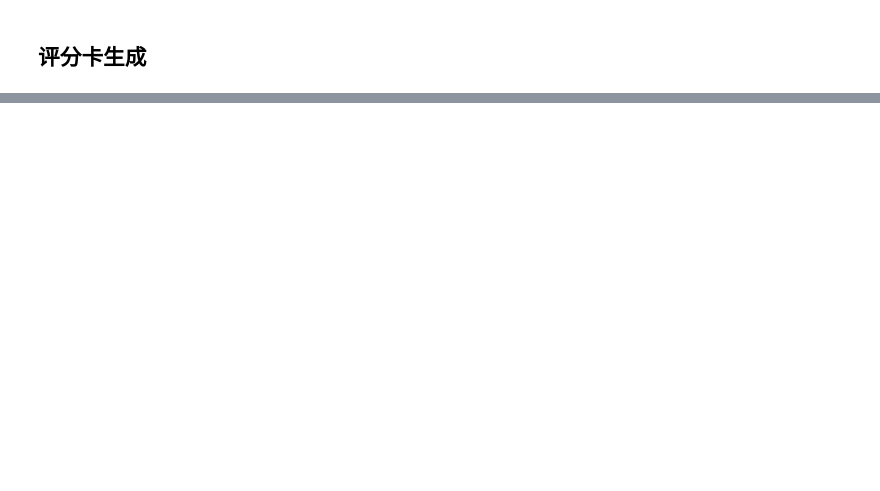
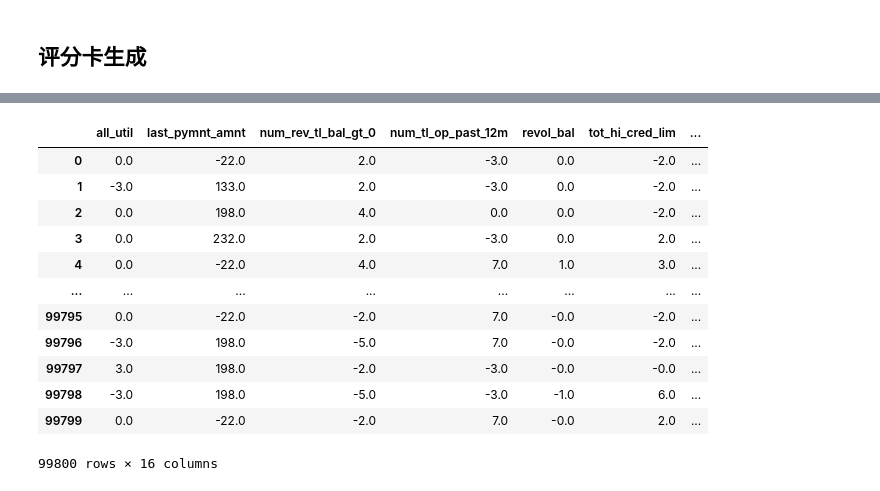
Before and after one commit to jack139/risk_ctrl_test, a Jupyter notebook: test2/risk_ctrl_test3.ipynb, the cells around one changed output, grey strips where cells are left out. Cells and saved outputs as stored; diff of their text form; code cells hidden in the pictures; blank space fills up the shorter version.

```diff
--- a/test2/risk_ctrl_test3.ipynb
+++ b/test2/risk_ctrl_test3.ipynb
@@ -733,6 +774,15 @@ y_score_test = LR_model_fit.predict_proba(x_test)[:, 1]
 ####生成评分卡
 df_score,dict_bin_score,params_A,params_B,score_base = create_score(dict_woe_map,dict_params,dict_cont_bin,dict_disc_bin)
 
+print('参数 A 取值:',params_A)
+print('参数 B 取值:',params_B)
+print('基准分数:',score_base)
+
+var_bin_score = pd.DataFrame(dict_bin_score)
+print('全部',var_bin_score.shape[1],'个变量，不同取值 bins(分箱) 所对应的分数：')
+var_bin_score.sort_index()
+
+
 ## 保存, 2022-07-05
 with open('data/score_data.pkl', 'wb') as f:
     pickle.dump({
@@ -745,38 +795,11 @@ with open('data/score_data.pkl', 'wb') as f:
 ##计算样本评分
 df_all = pd.concat([data_train,data_test],axis = 0)
 df_all_score = cal_score(df_all,dict_bin_score,dict_cont_bin,dict_disc_bin,score_base)
-df_all_score.score.max()
-df_all_score.score.min()
 df_all_score.score[df_all_score.score >900] = 900
-
-##简单的分数区间计算
-good_total = sum(df_all_score.target == 0)
-bad_total = sum(df_all_score.target == 1)
-score_bin = np.arange(300,950,50)
-bin_rate = []
-bad_rate = []
-ks = []
-good_num = []
-bad_num = []
-for i in range(len(score_bin)-1):
-    ##取出分数区间的样本
-    if score_bin[i+1] == 900:
-        index_1 = (df_all_score.score >= score_bin[i]) & (df_all_score.score <= score_bin[i+1])
-    else:
-        index_1 = (df_all_score.score >= score_bin[i]) & (df_all_score.score < score_bin[i+1])
-    df_temp = df_all_score.loc[index_1,['target','score']]
-    ##计算该分数区间的指标
-    good_num.append(sum(df_temp.target==0))
-    bad_num.append(sum(df_temp.target==1))
-    ##区间样本率
-    bin_rate.append(df_temp.shape[0]/df_all_score.shape[0]*100)
-    ##坏样本率
-    bad_rate.append(df_temp.target.sum()/df_temp.shape[0]*100)
-    ##以该分数为注入分数的ks值
-    ks.append(sum(bad_num[0:i+1])/bad_total - sum(good_num[0:i+1])/good_total )
-
-index_range = [f'{i}-{i+50}' for i in score_bin if i!=900]
-df_result = pd.DataFrame({'good_num':good_num,'bad_num':bad_num,'bin_rate':bin_rate,
-                         'bad_rate':bad_rate,'ks':ks},index=index_range)
-print(df_result)
+print('样本最高分：',df_all_score.score.max())
+print('样本最低分：',df_all_score.score.min())
+print('样本平均分：',df_all_score.score.mean())
+print('样本中位数得分：',df_all_score.score.median())
+print('全部样本的变量得分情况：')
+df_all_score
 # %% [output]
@@ -795,0 +815,13 @@ print(df_result)
+|  | all_util | last_pymnt_amnt | num_rev_tl_bal_gt_0 | num_tl_op_past_12m | revol_bal | tot_hi_cred_lim | ... |
+| 0 | 0.0 | -22.0 | 2.0 | -3.0 | 0.0 | -2.0 | ... |
+| 1 | -3.0 | 133.0 | 2.0 | -3.0 | 0.0 | -2.0 | ... |
+| 2 | 0.0 | 198.0 | 4.0 | 0.0 | 0.0 | -2.0 | ... |
+| 3 | 0.0 | 232.0 | 2.0 | -3.0 | 0.0 | 2.0 | ... |
+| 4 | 0.0 | -22.0 | 4.0 | 7.0 | 1.0 | 3.0 | ... |
+| ... | ... | ... | ... | ... | ... | ... | ... |
+| 99795 | 0.0 | -22.0 | -2.0 | 7.0 | -0.0 | -2.0 | ... |
+| 99796 | -3.0 | 198.0 | -5.0 | 7.0 | -0.0 | -2.0 | ... |
+| 99797 | 3.0 | 198.0 | -2.0 | -3.0 | -0.0 | -0.0 | ... |
+| 99798 | -3.0 | 198.0 | -5.0 | -3.0 | -1.0 | 6.0 | ... |
+| 99799 | 0.0 | -22.0 | -2.0 | 7.0 | -0.0 | 2.0 | ... |
+99800 rows × 16 columns
```
Also changed, not shown: parts of 12 cells of this notebook, 1 other file.
